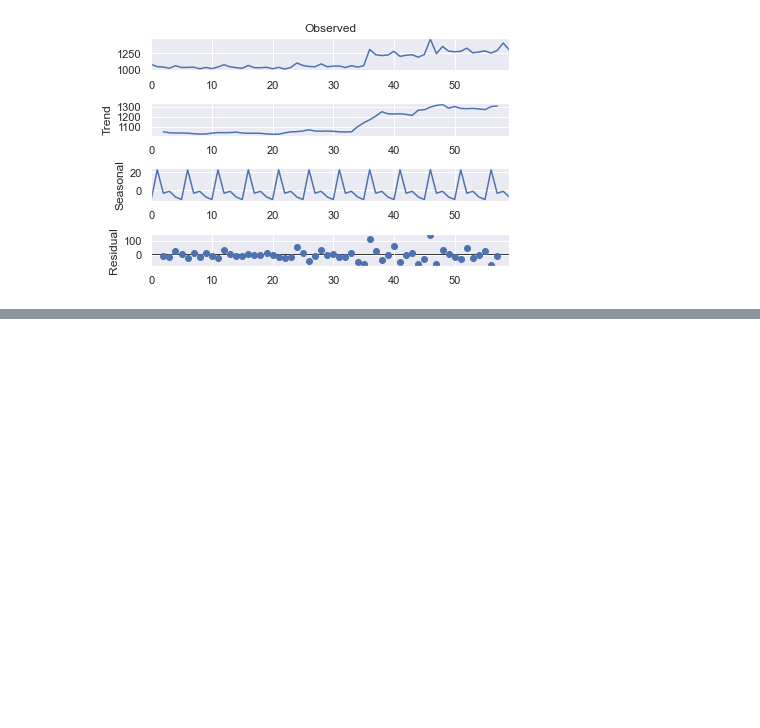
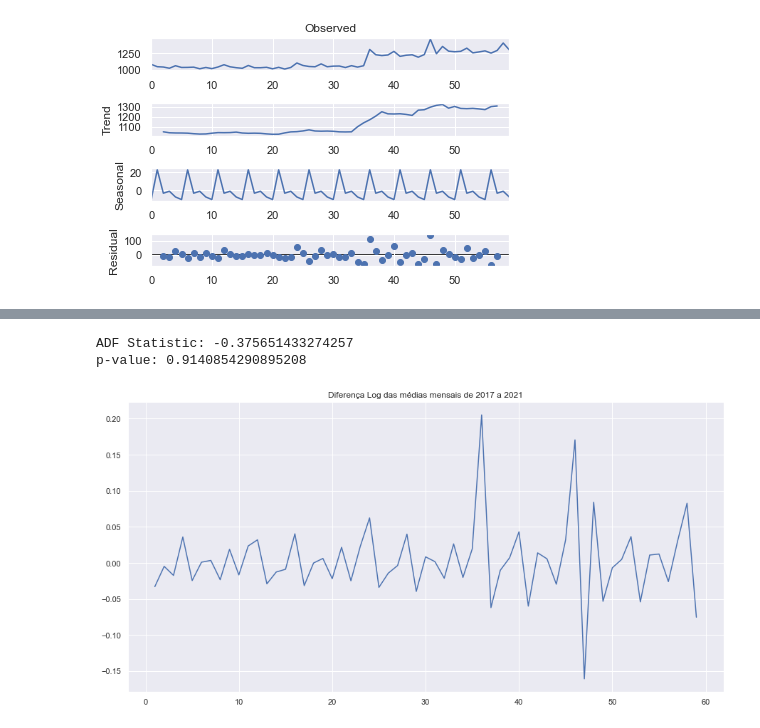
Before and after one commit to ghastcmd/data-science-project, a Jupyter notebook: Projeto.ipynb, the cells around one changed output, grey strips where cells are left out. Drawn from its saved outputs; the diff is of its cells as text; code cells hidden in the pictures; blank space fills up the shorter version.

```diff
--- a/Projeto.ipynb
+++ b/Projeto.ipynb
@@ -366,0 +346,22 @@ RMSE:  42.65092687869008
+# %%
+ad_fuller_result = adfuller(df_medias['Media_mensal'])
+print(f'ADF Statistic: {ad_fuller_result[0]}')
+print(f'p-value: {ad_fuller_result[1]}')
+#Se p-value é maior que 0.05, então não é estacionário, ou seja, suas propriedades dependem do tempo
+# %% [output]
+ADF Statistic: -0.375651433274257
+p-value: 0.9140854290895208
+# %%
+#Diferença log para transformar a série em estacionária
+medias_log = pd.DataFrame(medias_conc, index = months, columns = ['Media_mensal'])
+medias_log['Media_mensal'] = np.log(medias_log['Media_mensal'])
+medias_log['Media_mensal'] = medias_log['Media_mensal'].diff()
+medias_log = medias_log.reset_index(drop=True)
+medias_log = medias_log.drop(medias_log.index[0])
+# %%
+plt.figure(figsize=[15, 7.5])
+plt.plot(medias_log['Media_mensal'])
+plt.title("Diferença Log das médias mensais de 2017 a 2021")
+plt.show()
+# %% [output]
+[figure, added]
```
Also changed, not shown: parts of 15 cells of this notebook.
